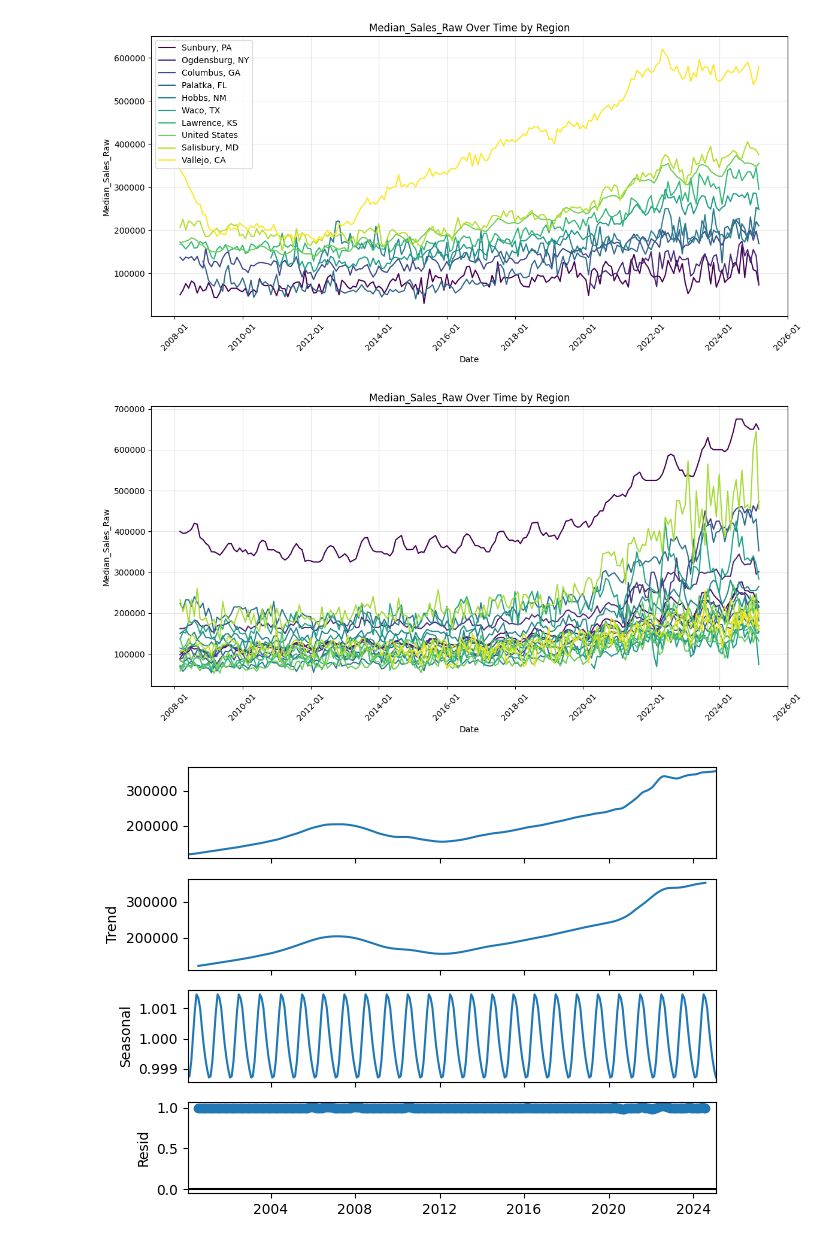
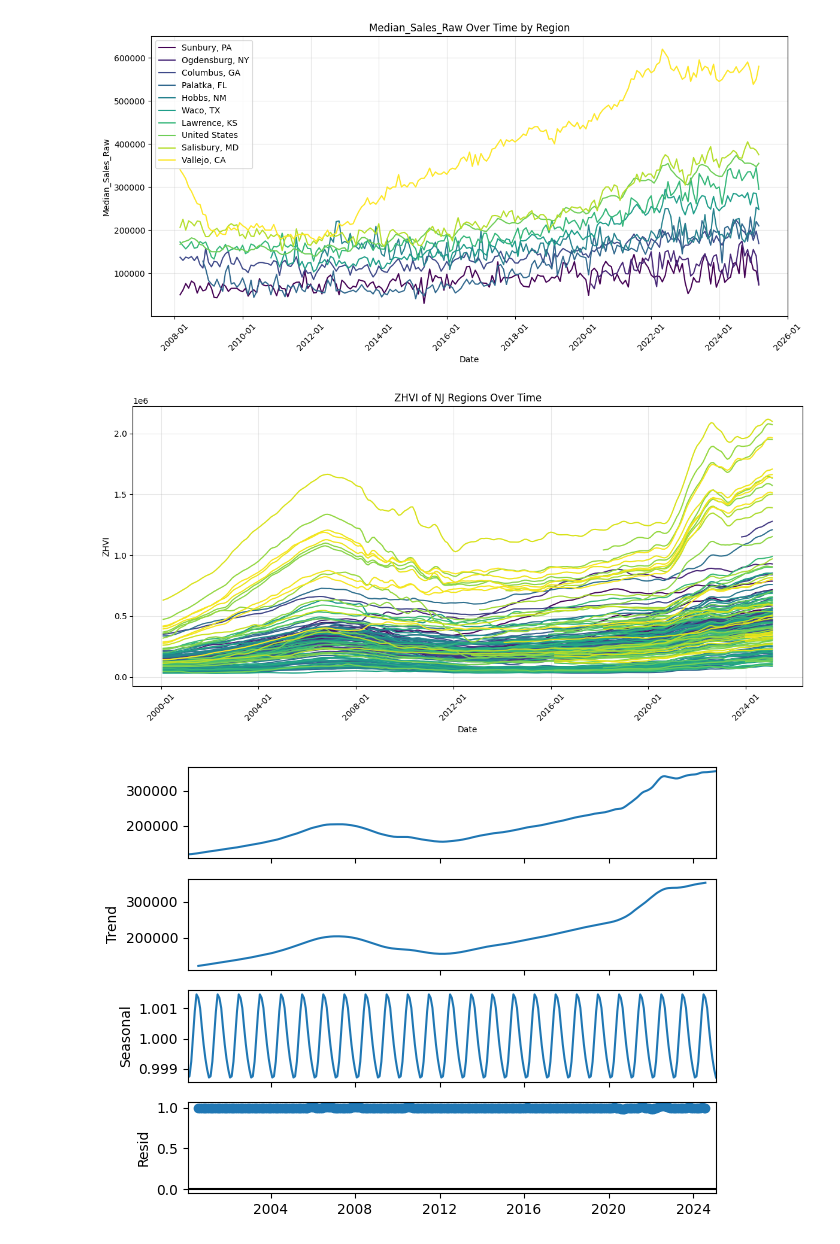
Before and after one commit to JohnathanChan973/CS439_Project_Housing, a Jupyter notebook: db_processing.ipynb, the cells around one changed output. Drawn from its saved outputs; the diff is of its cells as text; code cells hidden in the pictures.

```diff
--- a/db_processing.ipynb
+++ b/db_processing.ipynb
@@ -1396,10 +1398,10 @@ us_id = 102001 # Region ID of the USA as a whole in the data
 PlottingModels.plot_time_series(sample_of_regions(metro_sales_raw, "Median_Sales_Raw", [us_id]), "Metro_Sales_Raw_Data", "Metro_Location_Data", "Median_Sales_Raw")
 # %% [output]
 [figure]
-# %%
-PlottingModels.plot_time_series(state_regions(continental_sales_raw_df, 'ny'), "Metro_Sales_Raw_Data", "Metro_Location_Data", "Median_Sales_Raw")
-# %% [output]
-[figure, removed]
+# %%
+PlottingModels.plot_time_series(state_regions(continental_df, 'nj'), "ZHVI_Data", "Location_Data", "ZHVI", title="ZHVI of NJ Regions Over Time")
+# %% [output]
+[figure, added]
 # %%
 metro_merged_df = DB.select_merged_table({"Metro_ZHVI_Data", "Metro_Location_Data"}, key_value=us_id, cols=["Date", "ZHVI"])
 metro_merged_df["Date"] = pd.to_datetime(metro_merged_df["Date"], errors="coerce")
```
Also changed, not shown: parts of 2 cells of this notebook.
